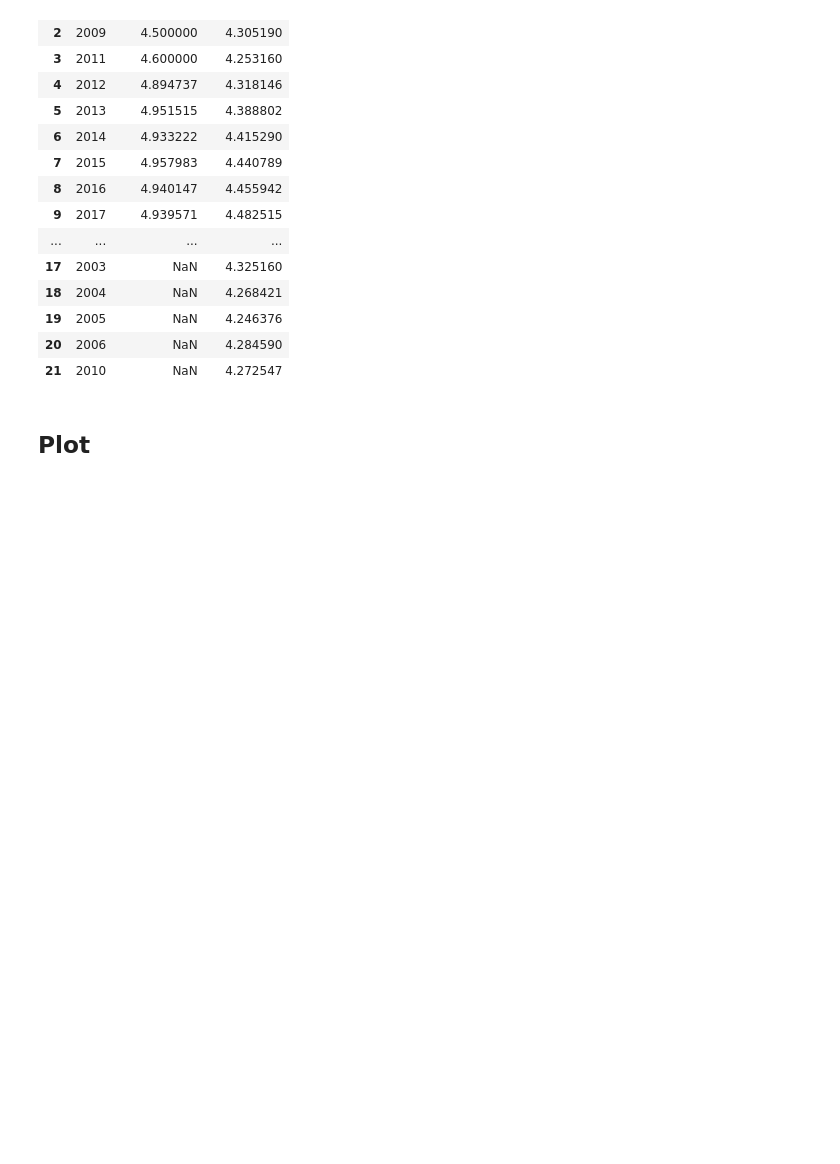
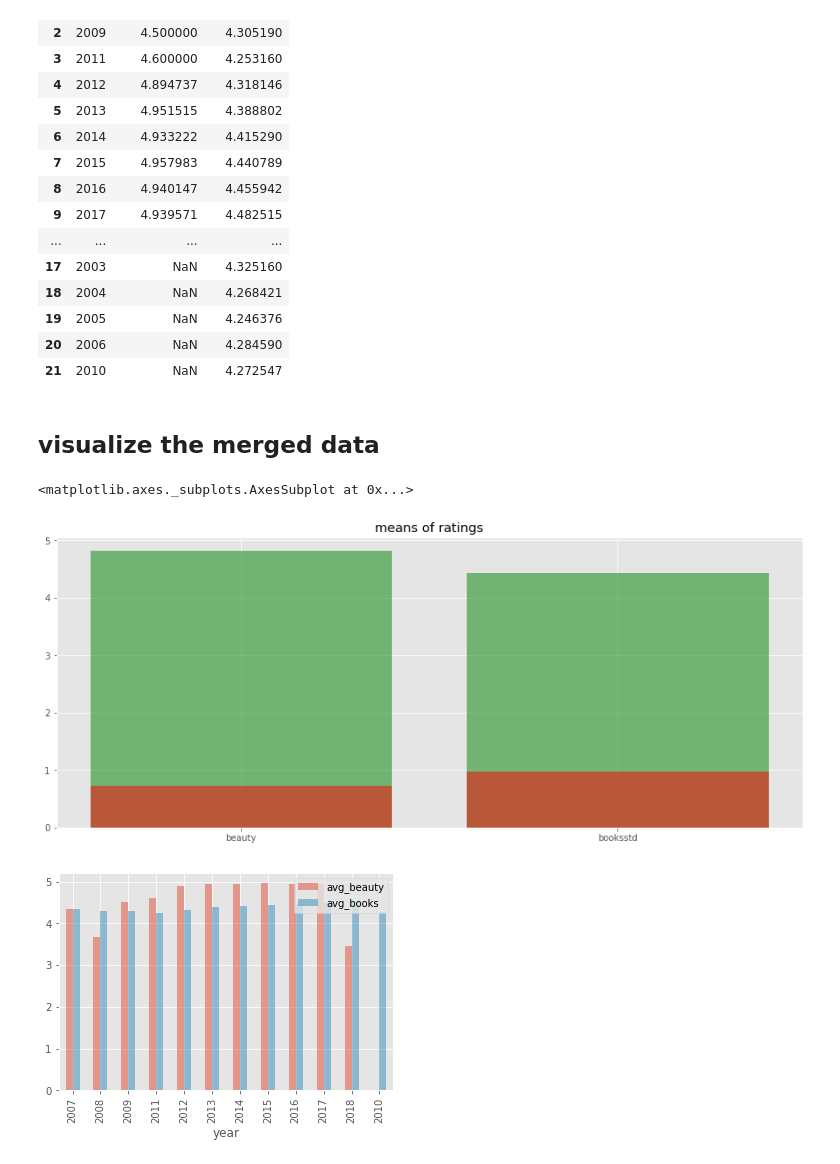
Before and after one commit to Nicole-LijuanChen/Patterns-in-Amazon-customer-ratings, a Jupyter notebook: data-cleaning.ipynb, the cells around one changed output. Saved outputs shown, nothing was run; the diff lists cells and outputs as text; code cells hidden in the pictures; blank space fills up the shorter version.

```diff
--- a/data-cleaning.ipynb
+++ b/data-cleaning.ipynb
@@ -485,5 +481,21 @@ cnt_merge
 | 19 | 2005 | NaN | 4.246376 |
 | 20 | 2006 | NaN | 4.284590 |
 | 21 | 2010 | NaN | 4.272547 |
-# %% [markdown]
-## Plot
+# %% [markdown]
+## visualize the merged data
+# %%
+fig, ax = plt.subplots(figsize=(15,6))
+barlabels = ave_ratings_merge.index.tolist()
+bins0 = ave_ratings_merge['mean'].tolist()
+bins2 = ave_ratings_merge['std'].tolist()
+ax.bar(barlabels,bins,color = 'g',alpha = 0.5)
+ax.bar(barlabels,bins2,color = 'r',alpha = 0.5)
+ax.set_title('means of ratings')
+
+cnt_merge2.plot(x='year',y=['avg_beauty','avg_books'],kind='bar',alpha =0.5)
+
+# ax.bar(range(2),ave_ratings_merge['mean'])
+# %% [output]
+<matplotlib.axes._subplots.AxesSubplot at 0x...>
+[figure, added]
+[figure, added]
```
Also changed, not shown: parts of 7 cells of this notebook.
